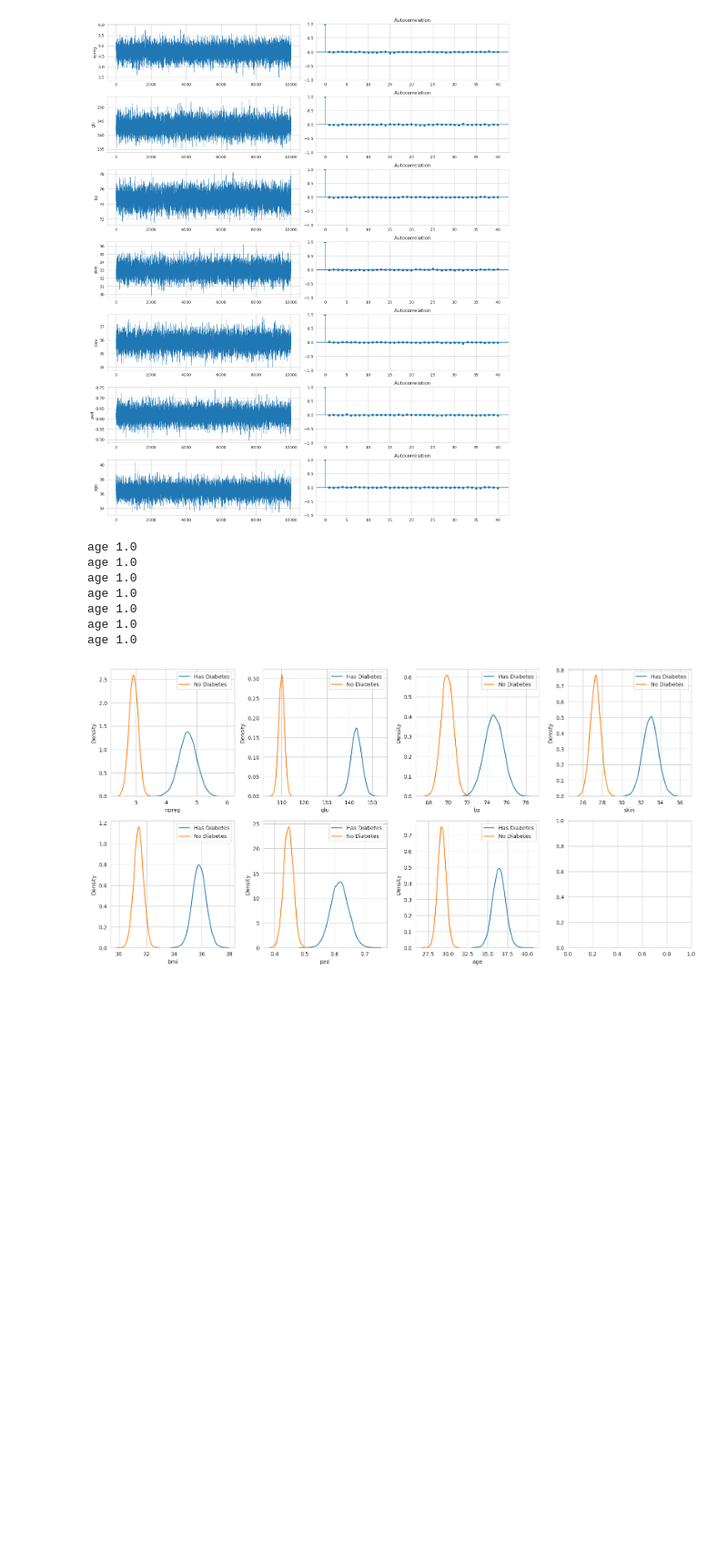
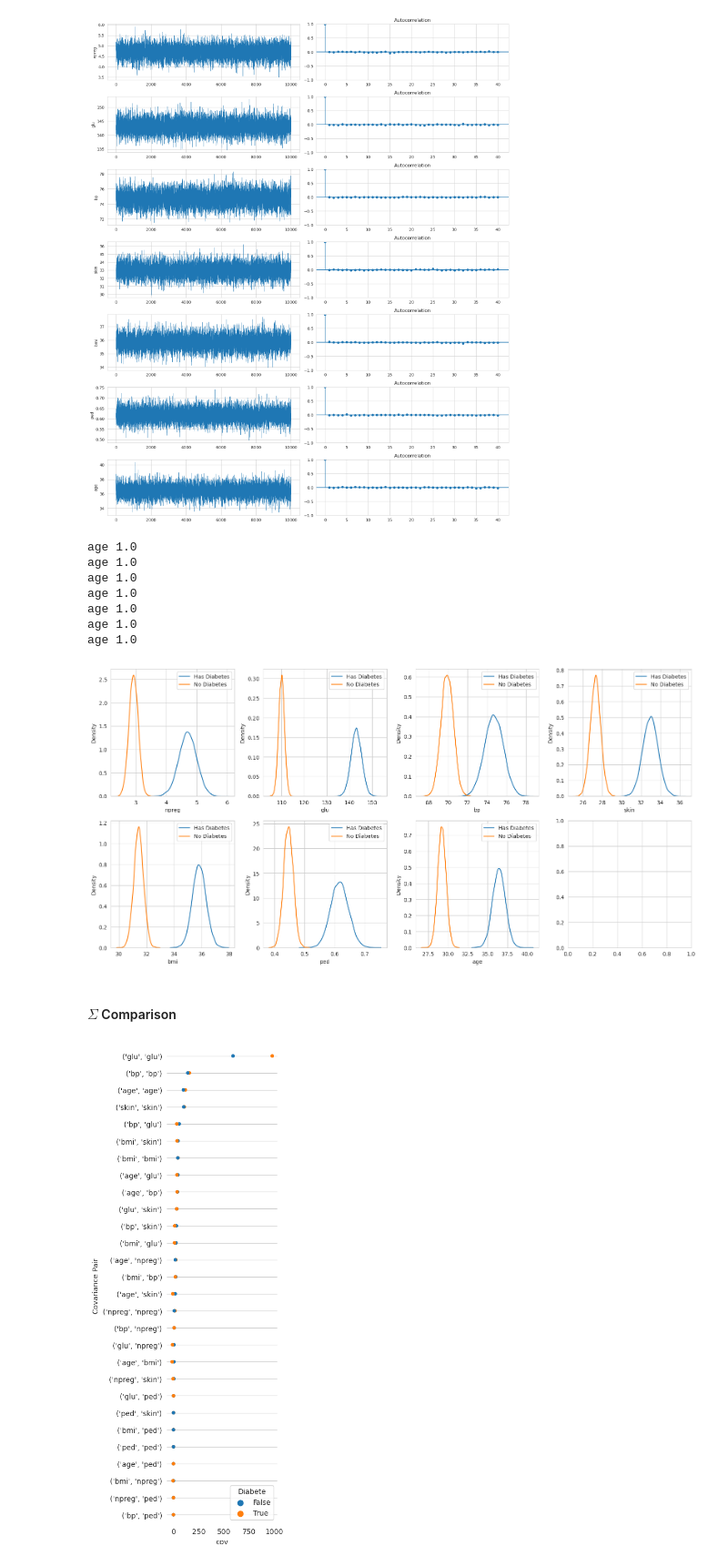
Before and after one commit to WHITSNAK/sta_602, a Jupyter notebook: hw10/hw10 7.6.ipynb, the cells around one changed output. Shown at 91% size. Saved outputs shown, nothing was run; the diff lists cells and outputs as text; code cells hidden in the pictures; blank space fills up the shorter version.

```diff
--- a/hw10/hw10 7.6.ipynb
+++ b/hw10/hw10 7.6.ipynb
@@ -69,7 +71,7 @@ N = df_d.shape[0]
 )
 
 nEpochs = 10000
-samples = []
+d_samples = []
 
 Σ = Σ_rv.sample_prior()
 θ = θ_rv.sample_prior().ravel()
@@ -77,9 +79,10 @@ for epoch in range(nEpochs):
     θ = θ_rv.sample_posterior(X, Σ).ravel()
     Σ = Σ_rv.sample_posterior(X, θ)
 
-    samples.append(θ)
+    d_samples.append((θ, Σ))
 
-d_samples = pd.DataFrame(samples, columns=df.columns[:-1])
+d_theta_samples = pd.DataFrame(map(lambda x: x[0], d_samples), columns=df.columns[:-1])
+d_sigma_samples = np.array(list(map(lambda x: x[1], d_samples)))
 # %%
 X = df_n.values
 N = df_n.shape[0]
@@ -96,7 +99,7 @@ N = df_n.shape[0]
 )
 
 nEpochs = 10000
-samples = []
+n_samples = []
 
 Σ = Σ_rv.sample_prior()
 θ = θ_rv.sample_prior().ravel()
@@ -104,6 +107,7 @@ for epoch in range(nEpochs):
     θ = θ_rv.sample_posterior(X, Σ).ravel()
     Σ = Σ_rv.sample_posterior(X, θ)
 
-    samples.append(θ)
+    n_samples.append((θ, Σ))
 
-n_samples = pd.DataFrame(samples, columns=df.columns[:-1])
+n_theta_samples = pd.DataFrame(map(lambda x: x[0], n_samples), columns=df.columns[:-1])
+n_sigma_samples = np.array(list(map(lambda x: x[1], n_samples)))
@@ -154,3 +160,36 @@ age 1.0
 age 1.0
 age 1.0
 [figure]
+# %% [markdown]
+#### $\Sigma$ Comparison
+# %%
+# get mean of covariance sample
+# make it into long-form and drop duplicates
+dS = d_sigma_samples.mean(0)
+dS = pd.DataFrame(dS, index=df.columns[:-1], columns=df.columns[:-1]).stack().reset_index(name='cov')
+dS['pair'] = dS.apply(lambda x: tuple(sorted((x.level_0, x.level_1))), axis=1)
+dS = dS.drop_duplicates(subset='pair')
+dS['Diabete'] = True
+
+# same for non diabete group
+nS = n_sigma_samples.mean(0)
+nS = pd.DataFrame(nS, index=df.columns[:-1], columns=df.columns[:-1]).stack().reset_index(name='cov')
+nS['pair'] = nS.apply(lambda x: tuple(sorted((x.level_0, x.level_1))), axis=1)
+nS = nS.drop_duplicates(subset='pair')
+nS['Diabete'] = False
+
+S = pd.concat([dS, nS]).reset_index(drop=True)
+# %%
+fig, ax = plt.subplots(figsize=(4, 10))
+
+sns.stripplot(data=S.sort_values('cov', ascending=False), x='cov', y='pair', hue='Diabete', orient='h', jitter=False, ax=ax)
+
+ax.xaxis.grid(False)
+ax.yaxis.grid(True)
+ax.set_ylabel("Covariance Pair")
+sns.despine(left=True, bottom=True)
+
+fig.tight_layout()
+fig.show()
+# %% [output]
+[figure, added]
```
Also changed, not shown: parts of 5 cells of this notebook, 1 other file.
